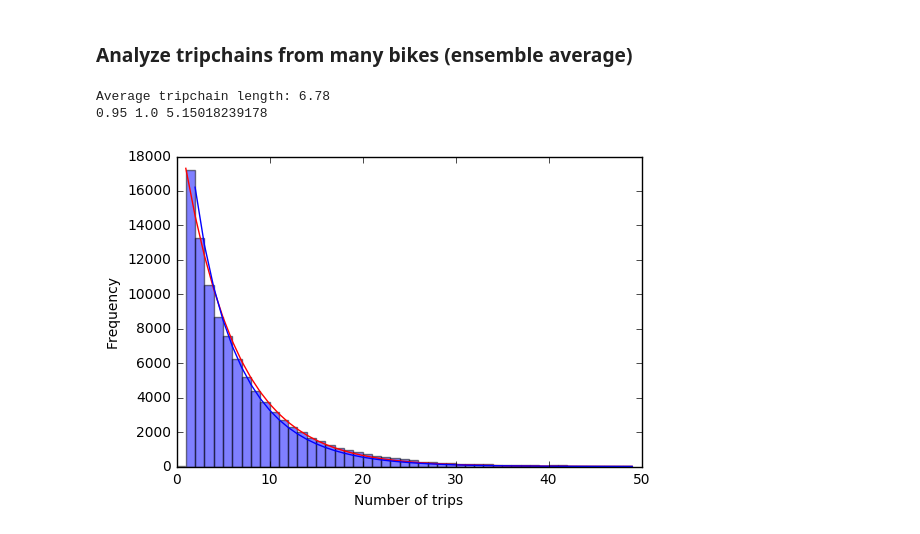
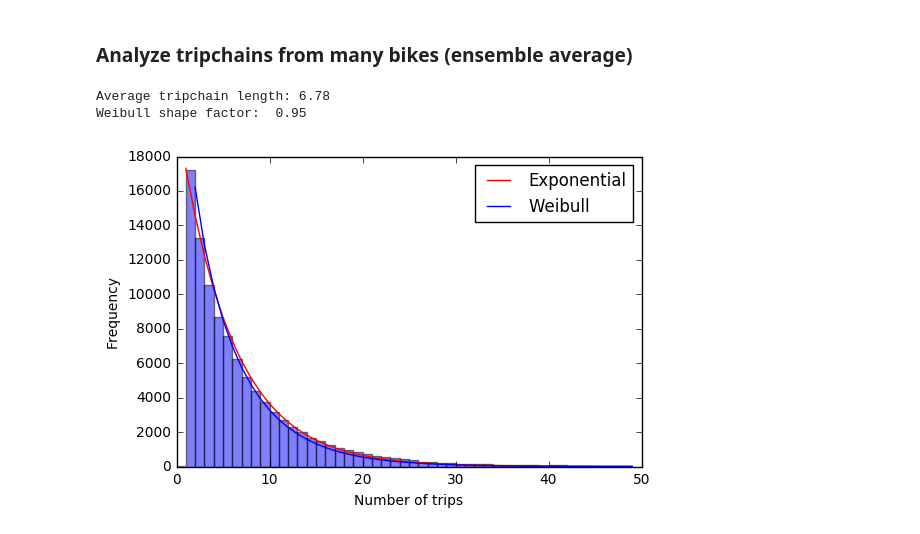
Before and after one commit to dashdotrobot/divvy-data, a Jupyter notebook: divvy_trips.ipynb, the cells around one changed output. Cells and saved outputs as stored; diff of their text form; code cells hidden in the pictures.

Commit message:
Print Weibull shape factor

```diff
--- a/divvy_trips.ipynb
+++ b/divvy_trips.ipynb
@@ -89,35 +89,36 @@ Average tripchain length: 6.14
 import scipy.stats
 n_tc = 100000      # Number of tripchains to include in average
 tc_len = [0]*n_tc  # Tripchain length
 
 with open('tripchains.txt') as f:
     f.readline()  # Discard header row
     for i in range(n_tc):
         line = f.readline().split(',')
         tc_len[i] = int(line[1])
 
 # Average statistics
 print 'Average tripchain length: {:4.2f}'.format(np.mean(tc_len))
 
 # Fit exponential distribution
 # exponential statistics would be expected if bike removal is a Poisson process
 exp_loc, exp_scale = scipy.stats.expon.fit(tc_len)
 exp_dist = scipy.stats.expon(loc=exp_loc, scale=exp_scale)
 
 # Fit Weibull distribution
 wei_c, wei_loc, wei_scale = scipy.stats.dweibull.fit(tc_len, floc=1.0)
 wei_dist = scipy.stats.dweibull(c=wei_c, loc=wei_loc, scale=wei_scale)
-print wei_c, wei_loc, wei_scale
+print 'Weibull shape factor: ', wei_c
 
 # Truncate histogram to 50 trips
 pp.hist(tc_len, bins=range(50), alpha=0.5)
-pp.plot(bins[1:], n_tc*exp_dist.pdf(bins[1:]), 'r')
-pp.plot(bins[1:], 2*n_tc*wei_dist.pdf(bins[1:]), 'b')
+pp.plot(bins[1:], n_tc*exp_dist.pdf(bins[1:]), 'r', label='Exponential')
+pp.plot(bins[1:], 2*n_tc*wei_dist.pdf(bins[1:]), 'b', label='Weibull')
 
 pp.xlabel('Number of trips')
 pp.ylabel('Frequency')
+pp.legend()
 pp.show()
 # %% [output]
 Average tripchain length: 6.78
-0.95 1.0 5.15018239178
+Weibull shape factor:  0.95
-[figure, old version]
+[figure, new version]
```
